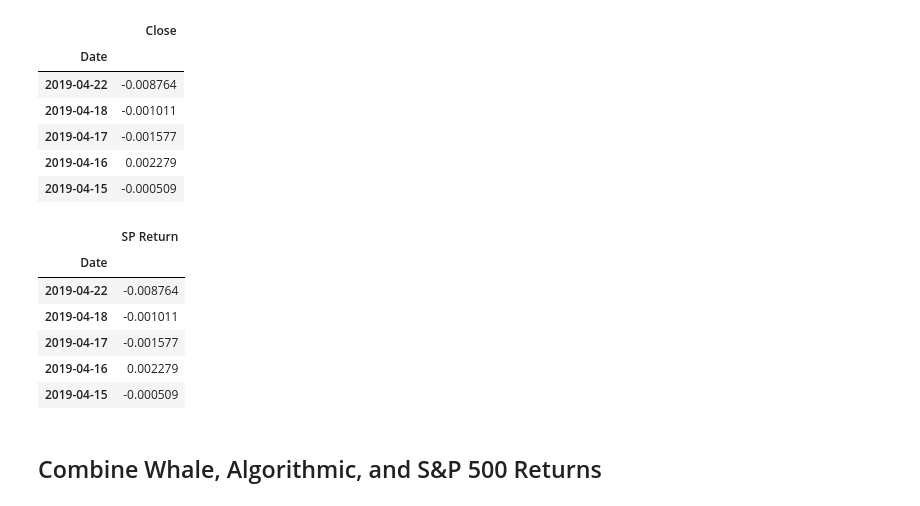
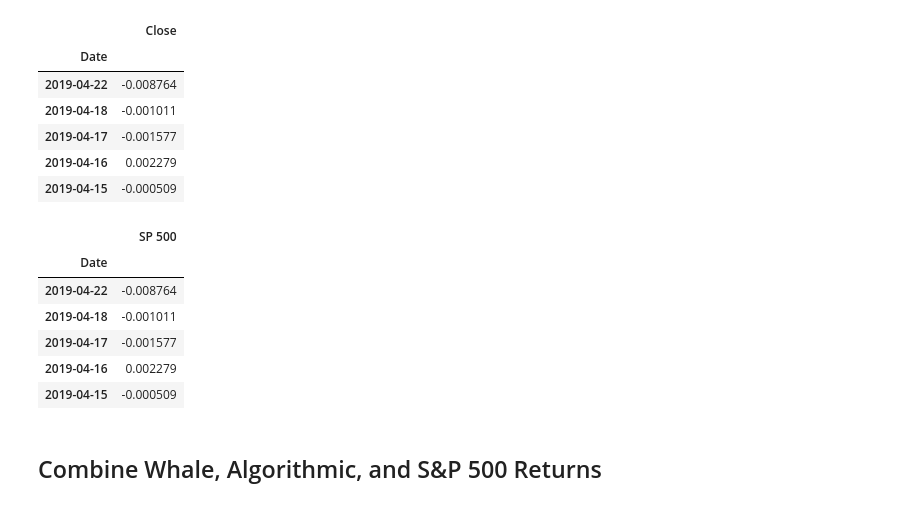
Before and after one commit to joeyh2/portfolio-analysis, a Jupyter notebook: whale_analysis.ipynb, the cells around one changed output. Cells and saved outputs as stored; diff of their text form; code cells hidden in the pictures.

```diff
--- a/whale_analysis.ipynb
+++ b/whale_analysis.ipynb
@@ -173,10 +178,10 @@ sp500_returns.head()
 | 2019-04-15 | -0.000509 |
 # %%
 # Rename `Close` Column to be specific to this portfolio.
-sp500_returns.rename(columns={'Close':'SP Return'}, inplace = True)
+sp500_returns.rename(columns={'Close':'SP 500'}, inplace = True)
 sp500_returns.head()
 # %% [output]
-|  | SP Return |
+|  | SP 500 |
 | Date |  |
 | 2019-04-22 | -0.008764 |
 | 2019-04-18 | -0.001011 |
```
Also changed, not shown: parts of 15 cells of this notebook, 1 other file.
